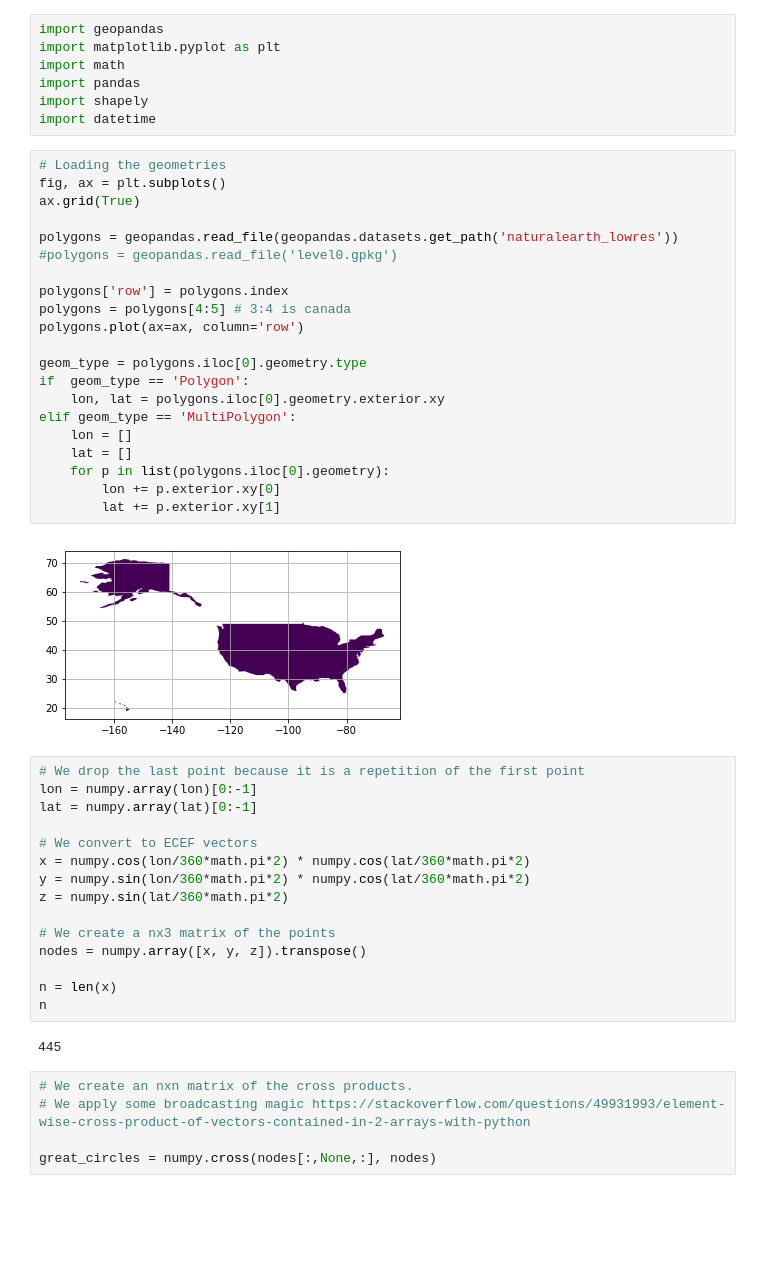
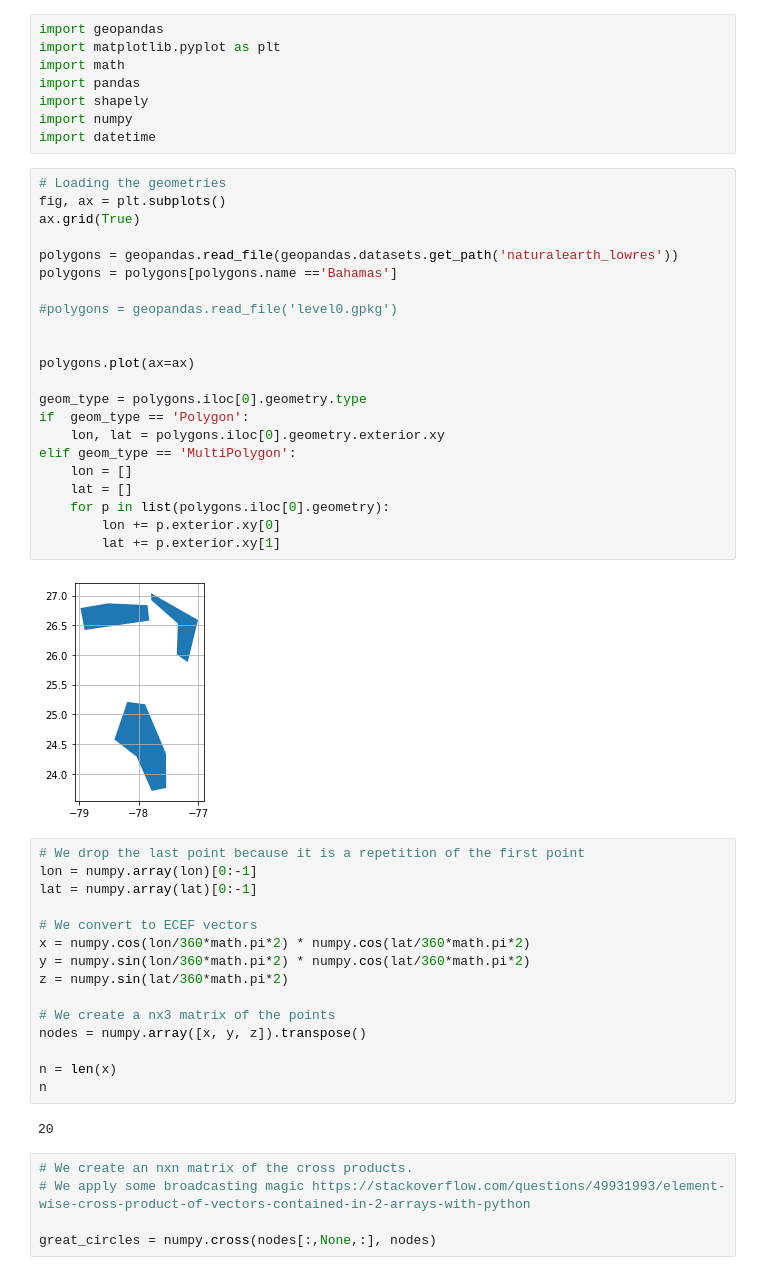
Before and after one commit to NiklasPhabian/SphereGIS, a Jupyter notebook: contrib/convexHullNP.ipynb, the cells around one changed output. Drawn from its saved outputs; the diff is of its cells as text; blank space fills up the shorter version.

```diff
--- a/contrib/convexHullNP.ipynb
+++ b/contrib/convexHullNP.ipynb
@@ -4,30 +4,32 @@ import matplotlib.pyplot as plt
 import math
 import pandas
 import shapely
+import numpy
 import datetime
 # %%
 # Loading the geometries
 fig, ax = plt.subplots()
 ax.grid(True)
 
 polygons = geopandas.read_file(geopandas.datasets.get_path('naturalearth_lowres'))
+polygons = polygons[polygons.name =='Bahamas']
+
 #polygons = geopandas.read_file('level0.gpkg')
 
-polygons['row'] = polygons.index
-polygons = polygons[4:5] # 3:4 is canada
-polygons.plot(ax=ax, column='row')
+
+polygons.plot(ax=ax)
 
 geom_type = polygons.iloc[0].geometry.type
 if  geom_type == 'Polygon':
     lon, lat = polygons.iloc[0].geometry.exterior.xy
 elif geom_type == 'MultiPolygon':
     lon = []
     lat = []
     for p in list(polygons.iloc[0].geometry):
         lon += p.exterior.xy[0]
         lat += p.exterior.xy[1]
 # %% [output]
-[figure, old version]
+[figure, new version]
 # %%
 # We drop the last point because it is a repetition of the first point
 lon = numpy.array(lon)[0:-1]
@@ -44,7 +46,7 @@ nodes = numpy.array([x, y, z]).transpose()
 n = len(x)
 n
 # %% [output]
-445
+20
 # %%
 # We create an nxn matrix of the cross products.
 # We apply some broadcasting magic https://stackoverflow.com/questions/49931993/element-wise-cross-product-of-vectors-contained-in-2-arrays-with-python
```
Also changed, not shown: parts of 2 cells of this notebook, 18 other files.
